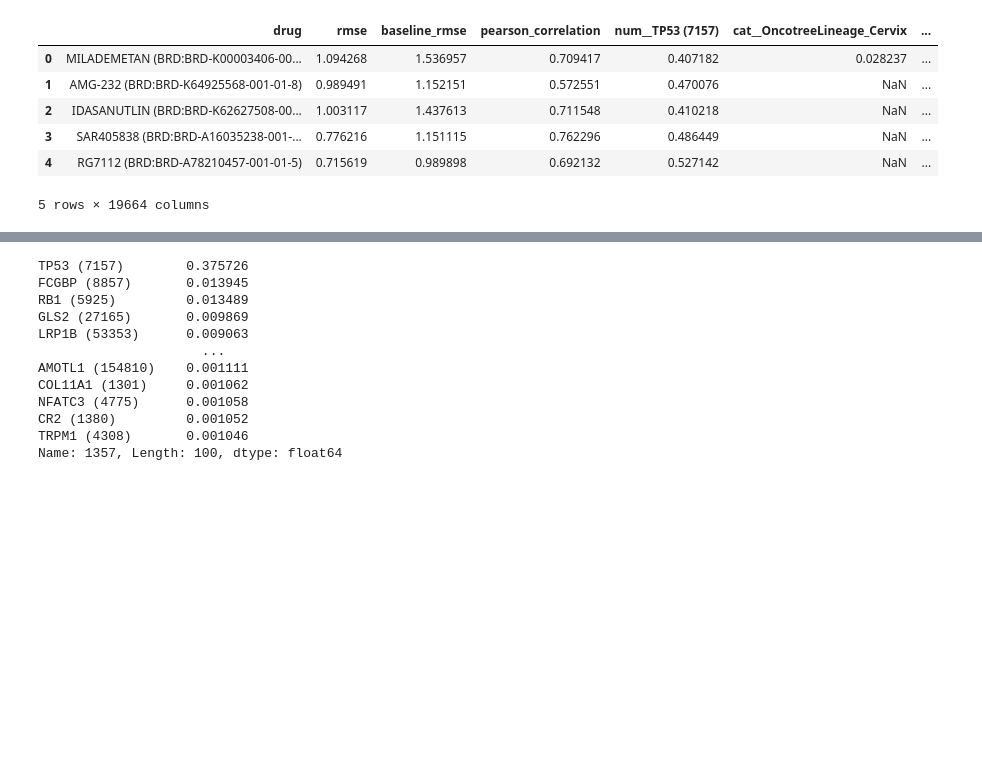
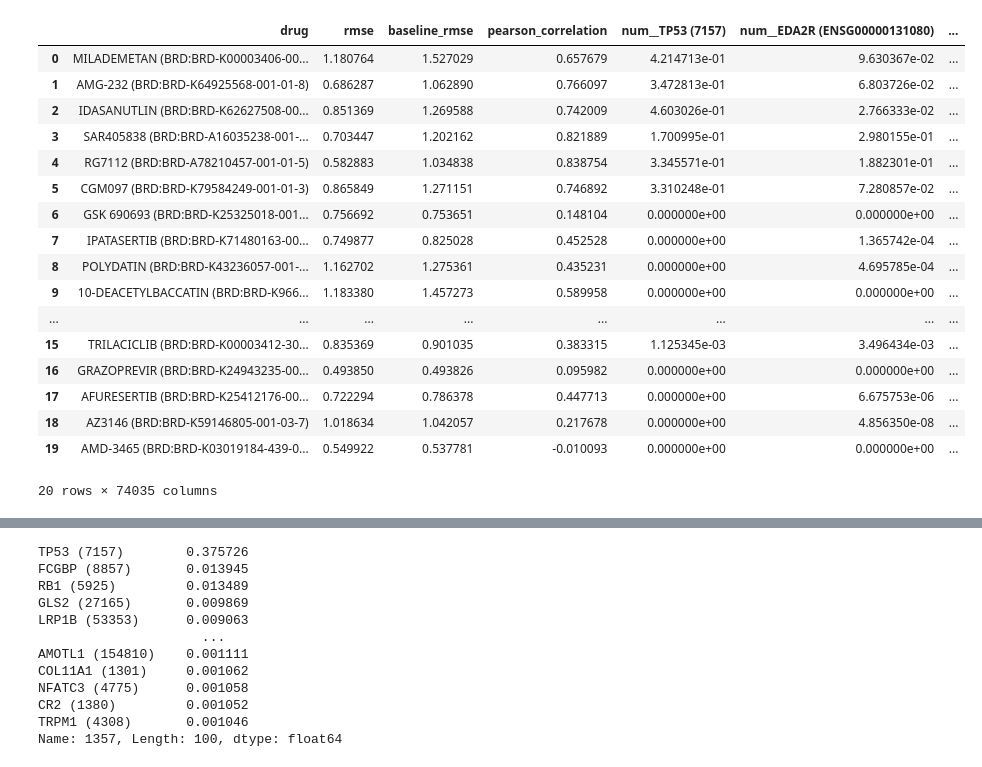
Before and after one commit to sarameirab/bioinformatics_analysis, a Jupyter notebook: project_code/python_scripts/random_forest_results_exploration.ipynb, the cells around one changed output, grey strips where cells are left out. Saved outputs shown, nothing was run; the diff lists cells and outputs as text; code cells hidden in the pictures; blank space fills up the shorter version.

```diff
--- a/project_code/python_scripts/random_forest_results_exploration.ipynb
+++ b/project_code/python_scripts/random_forest_results_exploration.ipynb
@@ -1,17 +1,28 @@
 # %%
 import pandas as pd
-#random_forest_inital_results = pd.read_csv('random_forest_results.csv')
+random_forest_inital_results = pd.read_csv('random_forest_results.csv')
 #random_forest_scaled_optimized_top_20_results = pd.read_csv('random_forest_results_scaled_and_optimized.csv')
 random_forest_with_more_data_results = pd.read_csv("random_forest_results_with_more_data.csv")
 # %%
-#random_forest_inital_results_sorted_top_20 = random_forest_inital_results.sort_values(by="pearson_correlation", ascending=False).head(20)
+random_forest_inital_results_sorted_top_20 = random_forest_inital_results.sort_values(by="pearson_correlation", ascending=False).head(20)
 #random_forest_inital_results_sorted_top_20
 random_forest_with_more_data_results
 # %% [output]
-|  | drug | rmse | baseline_rmse | pearson_correlation | num__TP53 (7157) | cat__OncotreeLineage_Cervix | ... |
-| 0 | MILADEMETAN (BRD:BRD-K00003406-00... | 1.094268 | 1.536957 | 0.709417 | 0.407182 | 0.028237 | ... |
-| 1 | AMG-232 (BRD:BRD-K64925568-001-01-8) | 0.989491 | 1.152151 | 0.572551 | 0.470076 | NaN | ... |
-| 2 | IDASANUTLIN (BRD:BRD-K62627508-00... | 1.003117 | 1.437613 | 0.711548 | 0.410218 | NaN | ... |
-| 3 | SAR405838 (BRD:BRD-A16035238-001-... | 0.776216 | 1.151115 | 0.762296 | 0.486449 | NaN | ... |
-| 4 | RG7112 (BRD:BRD-A78210457-001-01-5) | 0.715619 | 0.989898 | 0.692132 | 0.527142 | NaN | ... |
+|  | drug | rmse | baseline_rmse | pearson_correlation | num__TP53 (7157) | num__EDA2R (ENSG00000131080) | ... |
+| 0 | MILADEMETAN (BRD:BRD-K00003406-00... | 1.180764 | 1.527029 | 0.657679 | 4.214713e-01 | 9.630367e-02 | ... |
+| 1 | AMG-232 (BRD:BRD-K64925568-001-01-8) | 0.686287 | 1.062890 | 0.766097 | 3.472813e-01 | 6.803726e-02 | ... |
+| 2 | IDASANUTLIN (BRD:BRD-K62627508-00... | 0.851369 | 1.269588 | 0.742009 | 4.603026e-01 | 2.766333e-02 | ... |
+| 3 | SAR405838 (BRD:BRD-A16035238-001-... | 0.703447 | 1.202162 | 0.821889 | 1.700995e-01 | 2.980155e-01 | ... |
+| 4 | RG7112 (BRD:BRD-A78210457-001-01-5) | 0.582883 | 1.034838 | 0.838754 | 3.345571e-01 | 1.882301e-01 | ... |
+| 5 | CGM097 (BRD:BRD-K79584249-001-01-3) | 0.865849 | 1.271151 | 0.746892 | 3.310248e-01 | 7.280857e-02 | ... |
+| 6 | GSK 690693 (BRD:BRD-K25325018-001... | 0.756692 | 0.753651 | 0.148104 | 0.000000e+00 | 0.000000e+00 | ... |
+| 7 | IPATASERTIB (BRD:BRD-K71480163-00... | 0.749877 | 0.825028 | 0.452528 | 0.000000e+00 | 1.365742e-04 | ... |
+| 8 | POLYDATIN (BRD:BRD-K43236057-001-... | 1.162702 | 1.275361 | 0.435231 | 0.000000e+00 | 4.695785e-04 | ... |
+| 9 | 10-DEACETYLBACCATIN (BRD:BRD-K966... | 1.183380 | 1.457273 | 0.589958 | 0.000000e+00 | 0.000000e+00 | ... |
+| ... | ... | ... | ... | ... | ... | ... | ... |
+| 15 | TRILACICLIB (BRD:BRD-K00003412-30... | 0.835369 | 0.901035 | 0.383315 | 1.125345e-03 | 3.496434e-03 | ... |
+| 16 | GRAZOPREVIR (BRD:BRD-K24943235-00... | 0.493850 | 0.493826 | 0.095982 | 0.000000e+00 | 0.000000e+00 | ... |
+| 17 | AFURESERTIB (BRD:BRD-K25412176-00... | 0.722294 | 0.786378 | 0.447713 | 0.000000e+00 | 6.675753e-06 | ... |
+| 18 | AZ3146 (BRD:BRD-K59146805-001-03-7) | 1.018634 | 1.042057 | 0.217678 | 0.000000e+00 | 4.856350e-08 | ... |
+| 19 | AMD-3465 (BRD:BRD-K03019184-439-0... | 0.549922 | 0.537781 | -0.010093 | 0.000000e+00 | 0.000000e+00 | ... |
-5 rows × 19664 columns
+20 rows × 74035 columns
```
Also changed, not shown: parts of 6 cells of this notebook, 10 other files.
